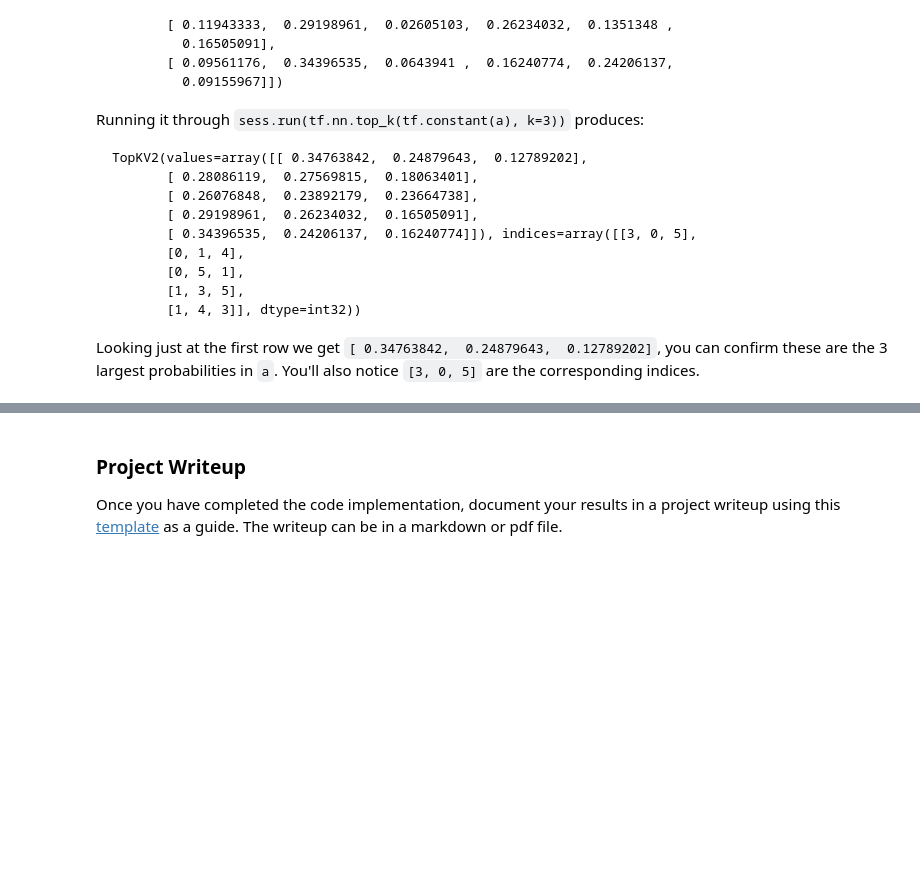
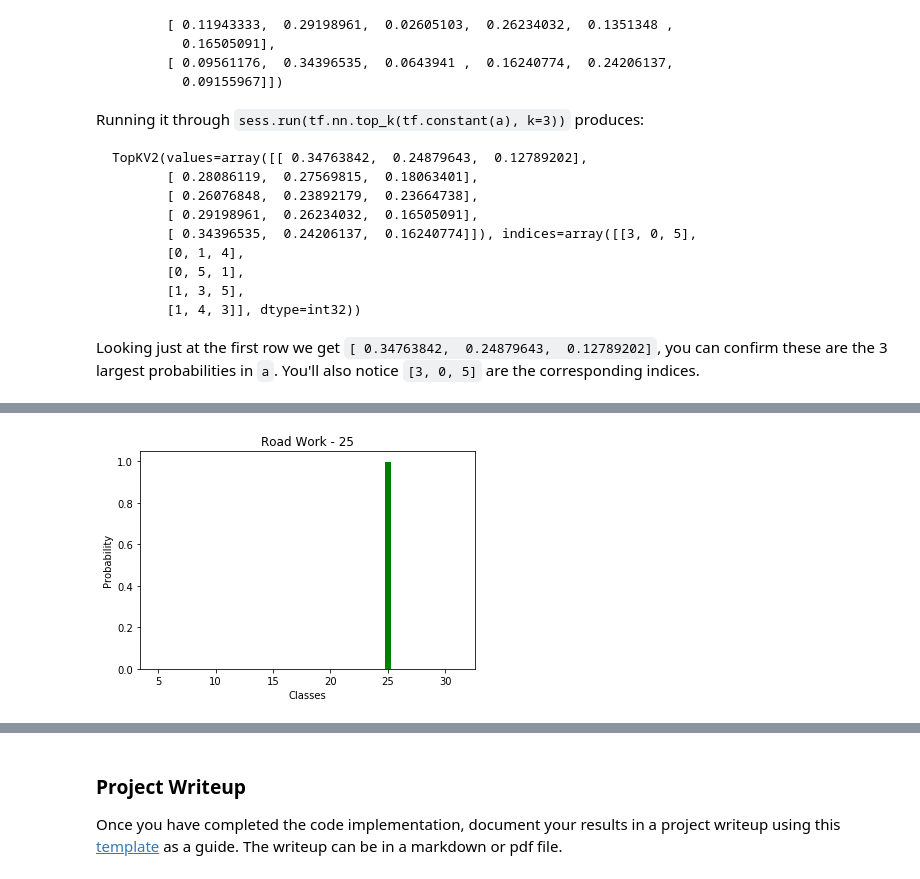
Before and after one commit to pkorivi/traffic_sign_classifier_project, a Jupyter notebook: Traffic_Sign_Classifier.ipynb, the cells around one changed output, grey strips where cells are left out. Drawn from its saved outputs; the diff is of its cells as text; code cells hidden in the pictures; blank space fills up the shorter version.

```diff
--- a/Traffic_Sign_Classifier.ipynb
+++ b/Traffic_Sign_Classifier.ipynb
@@ -316,12 +278,9 @@ sets imply underfitting. A high accuracy on the training set but low accuracy on
 ### Feel free to use as many code cells as needed.
 
 #Inputs
-
-#x = tf.placeholder(tf.float32, (None, 32, 32, 3))
-#Gray scale converted image
-x = tf.placeholder(tf.float32, (None, 32, 32, img_depth))
+x = tf.placeholder(tf.float32, (None, image_shape[0], image_shape[1], img_depth))
 y = tf.placeholder(tf.int32, (None))
-one_hot_y = tf.one_hot(y, 43)
+one_hot_y = tf.one_hot(y, n_classes)
 # %%
 #Basic Training pipeline
 
@@ -436,19 +408,10 @@ plt.imshow(X_new[2])
 ### Run the predictions here and use the model to output the prediction for each image.
 ### Make sure to pre-process the images with the same pre-processing pipeline used earlier.
 ### Feel free to use as many code cells as needed.
-
-sign = tf.argmax(logits, 1)
-#sign = tf.argmax(np.array([0,1,2,3]), 1)
+### Calculate the accuracy for these 5 new images.
 
 with tf.Session() as sess:
     saver.restore(sess, tf.train.latest_checkpoint('.'))
-    valu = sess.run(sign, feed_dict={x: X_new})
-
-    # Add print operation
-    valu = tf.Print(valu, [valu], message="This is a: ")
-    #valu =valu.eval()
-    # Add more elements of the graph using a
-    b = tf.multiply(valu, 1).eval()
-
-    print(b)
+    test_accuracy = evaluate(X_new, y_new)
+    print("test accuracy",test_accuracy)
 # %% [output]
@@ -456,11 +419,2 @@ with tf.Session() as sess:
 # %% [markdown]
 ### Analyze Performance
-# %%
-### Calculate the accuracy for these 5 new images.
-with tf.Session() as sess:
-    saver.restore(sess, tf.train.latest_checkpoint('.'))
-    test_accuracy = evaluate(X_new, y_new)
-    print(test_accuracy)
-    print("Test Accuracy = {:.3f}%".format(test_accuracy*100))
-
-### For example, if the model predicted 1 out of 5 signs correctly, it's 20% accurate on these new images.
@@ -537,0 +486,8 @@ TopKV2(values=array([[  9.99999046e-01,   9.60507123e-07,   2.18292251e-09,
+# %%
+plt.bar(top[1][0], top[0][0], width=0.5, color='g')
+plt.title('Road Work - 25')
+plt.xlabel('Classes')
+plt.ylabel('Probability')
+plt.show()
+# %% [output]
+[figure, added]
```
Also changed, not shown: parts of 14 cells of this notebook.
